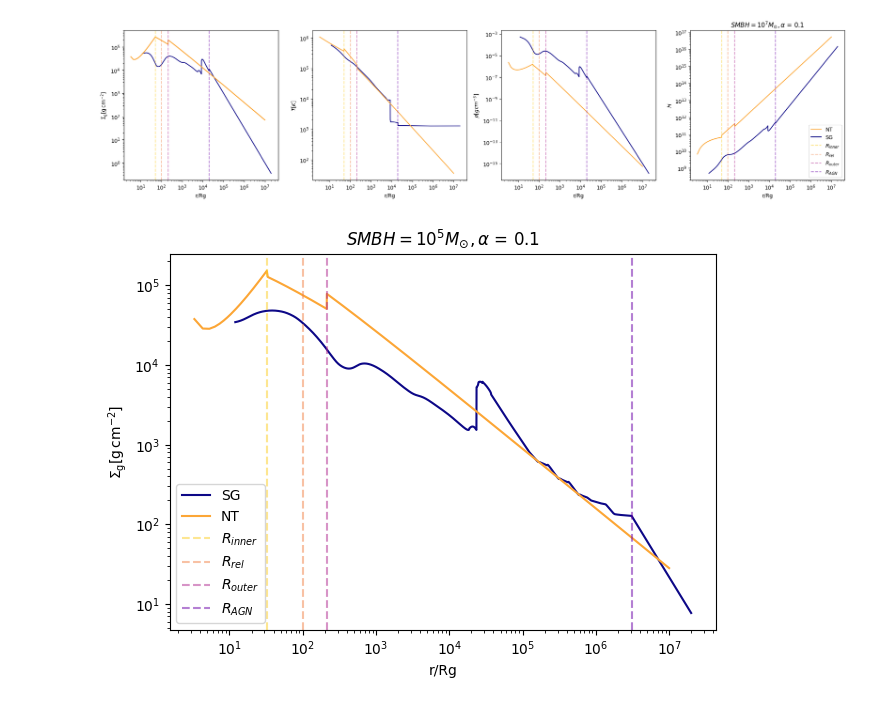
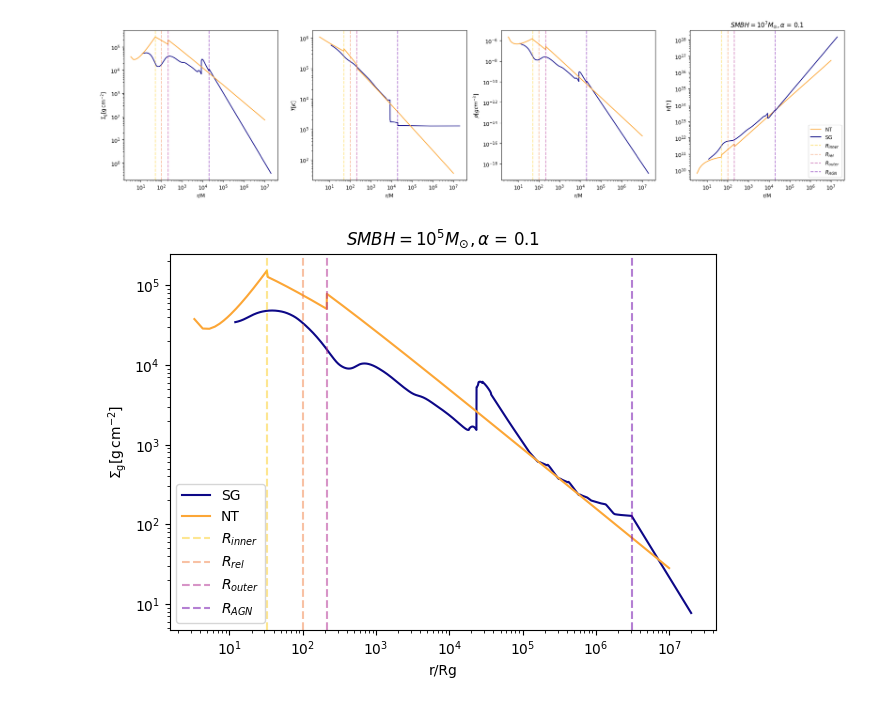
Before and after one commit to jt-stevenson/EMRIs_test, a Jupyter notebook: disk_profiles.ipynb, the cells around one changed output. Saved outputs shown, nothing was run; the diff lists cells and outputs as text; code cells hidden in the pictures.

```diff
--- a/disk_profiles.ipynb
+++ b/disk_profiles.ipynb
@@ -65,6 +96,8 @@ Hs=[]
 Hs_inner=[]
 Hs_mid=[]
 Hs_outer=[]
+
+hrs=[]
 
 rho0s=[]
 rho0s_inner=[]
@@ -154,6 +187,10 @@ for i in range(1, steps):
     rho0s.append(rho_0)
     Rs.append(rstar)
 
+    hr=H/(r*R_G)
+
+    hrs.append(hr)
+
     rho=sigma/(2*H)
     rhos.append(rho)
 
@@ -179,7 +216,7 @@ Rmin = disk.Rmin
 Rmax = disk.Rmax
 disk.solve_disk()
 
-Sigma = 2*disk.rho*disk.h
+Sigma = 2 * disk.rho* 1e3 * disk.h * 1e-2
 # %% [output]
 disk in inner region
 disk transitioned to middle region at 50.32087670152265 Rg
@@ -206,27 +243,25 @@ cmap = plt.colormaps[colour]
 
 i=0
 
-axs[i].plot(disk.R/R_G, 2*disk.h*disk.rho*ct.SI_to_gcm2, label = r"SG", color=cmap(0.0))
+axs[i].plot(disk.R/M, 2*disk.h*disk.rho*ct.SI_to_gcm2, label = r"SG", color=cmap(0.0))
 axs[i].plot(Rs, sigmas, '-', color=cmap(0.8), label = r"NT")
 
 axs[i].set_ylabel(r'$\Sigma_{\rm g} [{\rm g \, cm}^{-2}]$')
-axs[i].set_xlabel("r/Rg")
+axs[i].set_xlabel("r/M")
 
 axs[i].set_xscale('log')
 axs[i].set_yscale('log')
 
-axs[i].plot(Rs, sigmas, '-', color=cmap(0.8), label = r"NT")
-
 axs[i].axvline(x=R_im, linestyle='--', color=cmap(0.9), alpha=0.5, label = r"$R_{inner}$")
-axs[i].axvline(x=r_rel/R_G, linestyle='--', color=cmap(0.7), alpha=0.5, label = r"$R_{rel}$")
+axs[i].axvline(x=r_rel/M, linestyle='--', color=cmap(0.7), alpha=0.5, label = r"$R_{rel}$")
 axs[i].axvline(x=R_mo, linestyle='--', color=cmap(0.4), alpha=0.5, label = r"$R_{outer}$")
-axs[i].axvline(x=disk.R_AGN/R_G, linestyle='--', color=cmap(0.2), alpha=0.5, label = r"$R_{AGN}$")
+axs[i].axvline(x=disk.R_AGN/M, linestyle='--', color=cmap(0.2), alpha=0.5, label = r"$R_{AGN}$")
 
 i=1
 
-axs[i].plot(disk.R/R_G, disk.T, color=cmap(0.0), label = r"SG")
+axs[i].plot(disk.R/M, disk.T, color=cmap(0.0), label = r"SG")
 axs[i].set_ylabel(r'$T [K] $')
-axs[i].set_xlabel("r/Rg")
+axs[i].set_xlabel("r/M")
 
 axs[i].set_xscale('log')
 axs[i].set_yscale('log')
@@ -234,51 +269,51 @@ axs[i].set_yscale('log')
 axs[i].plot(Rs, Ts, '-', color=cmap(0.8), label = r"NT")
 
 axs[i].axvline(x=R_im, linestyle='--', color=cmap(0.9), alpha=0.5, label = r"$R_{inner}$")
-axs[i].axvline(x=r_rel/R_G, linestyle='--', color=cmap(0.7), alpha=0.5, label = r"$R_{rel}$")
+axs[i].axvline(x=r_rel/M, linestyle='--', color=cmap(0.7), alpha=0.5, label = r"$R_{rel}$")
 axs[i].axvline(x=R_mo, linestyle='--', color=cmap(0.4), alpha=0.5, label = r"$R_{outer}$")
-axs[i].axvline(x=disk.R_AGN/R_G, linestyle='--', color=cmap(0.2), alpha=0.5, label = r"$R_{AGN}$")
+axs[i].axvline(x=disk.R_AGN/M, linestyle='--', color=cmap(0.2), alpha=0.5, label = r"$R_{AGN}$")
 
 i=2
 
-axs[i].plot(disk.R/R_G, disk.rho, color=cmap(0.0), label = r"SG")
+axs[i].plot(disk.R/M, disk.rho*ct.SI_to_gcm3, color=cmap(0.0), label = r"SG")
 axs[i].set_ylabel(r'$\rho [gcm^{-3}] $')
-axs[i].set_xlabel("r/Rg")
+axs[i].set_xlabel("r/M")
 
 axs[i].set_xscale('log')
 axs[i].set_yscale('log')
 
 axs[i].plot(Rs, rho0s, '-', color=cmap(0.8), label = r"NT")
 
 axs[i].axvline(x=R_im, linestyle='--', color=cmap(0.9), alpha=0.5, label = r"$R_{inner}$")
-axs[i].axvline(x=r_rel/R_G, linestyle='--', color=cmap(0.7), alpha=0.5, label = r"$R_{rel}$")
+axs[i].axvline(x=r_rel/M, linestyle='--', color=cmap(0.7), alpha=0.5, label = r"$R_{rel}$")
 axs[i].axvline(x=R_mo, linestyle='--', color=cmap(0.4), alpha=0.5, label = r"$R_{outer}$")
-axs[i].axvline(x=disk.R_AGN/R_G, linestyle='--', color=cmap(0.2), alpha=0.5, label = r"$R_{AGN}$")
+axs[i].axvline(x=disk.R_AGN/M, linestyle='--', color=cmap(0.2), alpha=0.5, label = r"$R_{AGN}$")
 
 i=3
 
-axs[i].set_ylabel(r'$H$')
-axs[i].set_xlabel("r/Rg")
+axs[i].set_ylabel(r'$H [?]$')
+axs[i].set_xlabel("r/M")
 
 axs[i].set_xscale('log')
 axs[i].set_yscale('log')
 
 axs[i].plot(Rs, Hs, '-', color=cmap(0.8), label = r"NT")
 
-axs[i].plot(disk.R/R_G, disk.h, '-', color=cmap(0.0), label = r"SG")
+axs[i].plot(disk.R/M, disk.h*ct.SI_to_cms, '-', color=cmap(0.0), label = r"SG")
 
 axs[i].axvline(x=R_im, linestyle='--', color=cmap(0.9), alpha=0.5, label = r"$R_{inner}$")
-axs[i].axvline(x=r_rel/R_G, linestyle='--', color=cmap(0.7), alpha=0.5, label = r"$R_{rel}$")
+axs[i].axvline(x=r_rel/M, linestyle='--', color=cmap(0.7), alpha=0.5, label = r"$R_{rel}$")
 axs[i].axvline(x=R_mo, linestyle='--', color=cmap(0.4), alpha=0.5, label = r"$R_{outer}$")
-axs[i].axvline(x=disk.R_AGN/R_G, linestyle='--', color=cmap(0.2), alpha=0.5, label = r"$R_{AGN}$")
+axs[i].axvline(x=disk.R_AGN/M, linestyle='--', color=cmap(0.2), alpha=0.5, label = r"$R_{AGN}$")
 
 axs[i].legend()
 
 plt.title(f'$SMBH = 10^{MBH_power}'r'{M_{\odot}}, \alpha$ = 'f'{alpha}')
 plt.tight_layout()
-plt.savefig(f'EMRIs_Jupiter_2/all_profiles_logMBH{MBH_power}_alpha{alpha}.pdf')
+plt.savefig(f'EMRIs_Jupiter_2/all_profiles_logMBH{MBH_power}_alpha{alpha}_mdot{mdot}.pdf')
 plt.show()
 # %% [output]
-[figure, old version]
+[figure, new version]
 # %%
 colour='plasma'
 cmap = plt.colormaps[colour]
```
Also changed, not shown: parts of 7 cells of this notebook, 1 other file.
